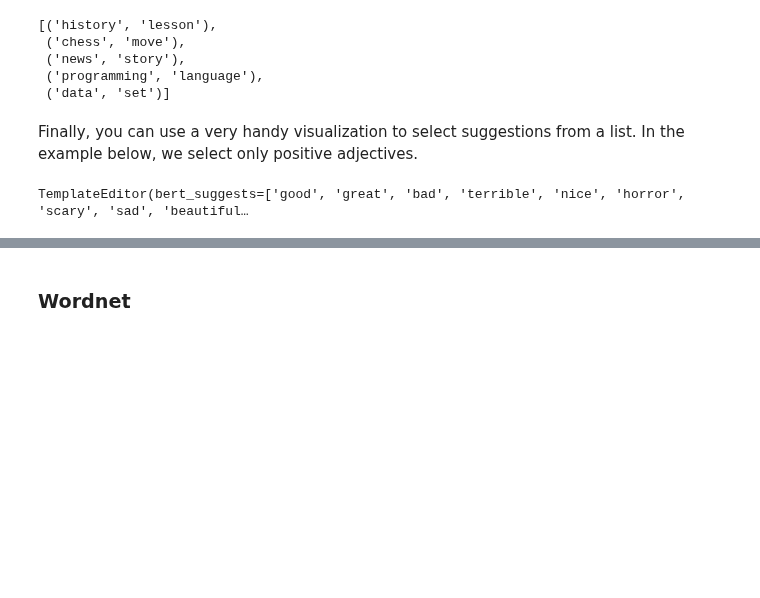
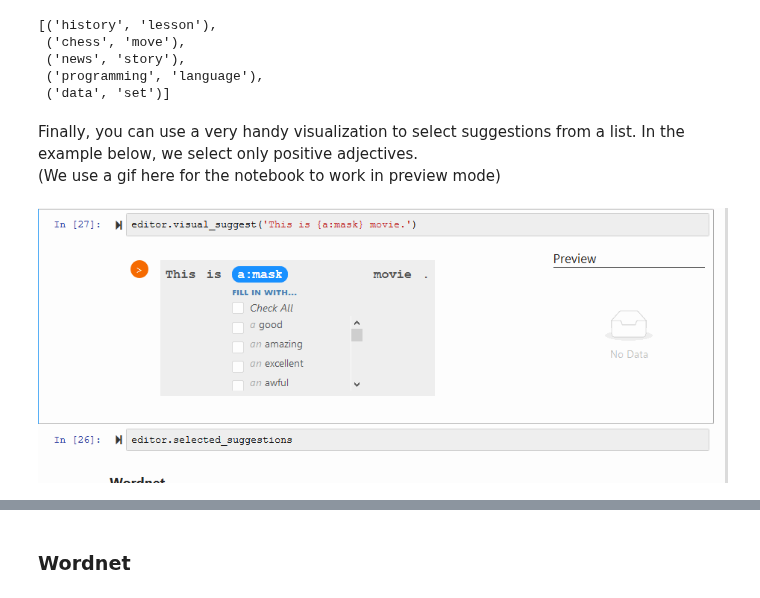
Before and after one commit to marcotcr/checklist, a Jupyter notebook: notebooks/tutorials/1. Generating data.ipynb, the cells around one changed output, grey strips where cells are left out. Cells and saved outputs as stored; diff of their text form; code cells hidden in the pictures; blank space fills up the shorter version.

```diff
--- a/notebooks/tutorials/1. Generating data.ipynb
+++ b/notebooks/tutorials/1. Generating data.ipynb
@@ -166,10 +166,15 @@ editor.suggest('This is a {adj} {mask} {mask}.')[:5]
 # %% [markdown]
 Finally, you can use a very handy visualization to select suggestions from a list.
 In the example below, we select only positive adjectives.
+(We use a gif here for the notebook to work in preview mode)
+# %%
+from IPython.display import HTML, Image
+with open('visual_suggest.gif','rb') as f:
+    display(Image(data=f.read(), format='png'))
+# %% [output]
+[figure, added]
 # %%
-editor.visual_suggest('This is a {mask} movie.')
+# editor.visual_suggest('This is {a:mask} movie.')
-# %% [output]
-TemplateEditor(bert_suggests=['good', 'great', 'bad', 'terrible', 'nice', 'horror', 'scary', 'sad', 'beautiful…
 # %%
 editor.selected_suggestions
 # %% [output]
```
Also changed, not shown: parts of 3 cells of this notebook, 9 other files.
